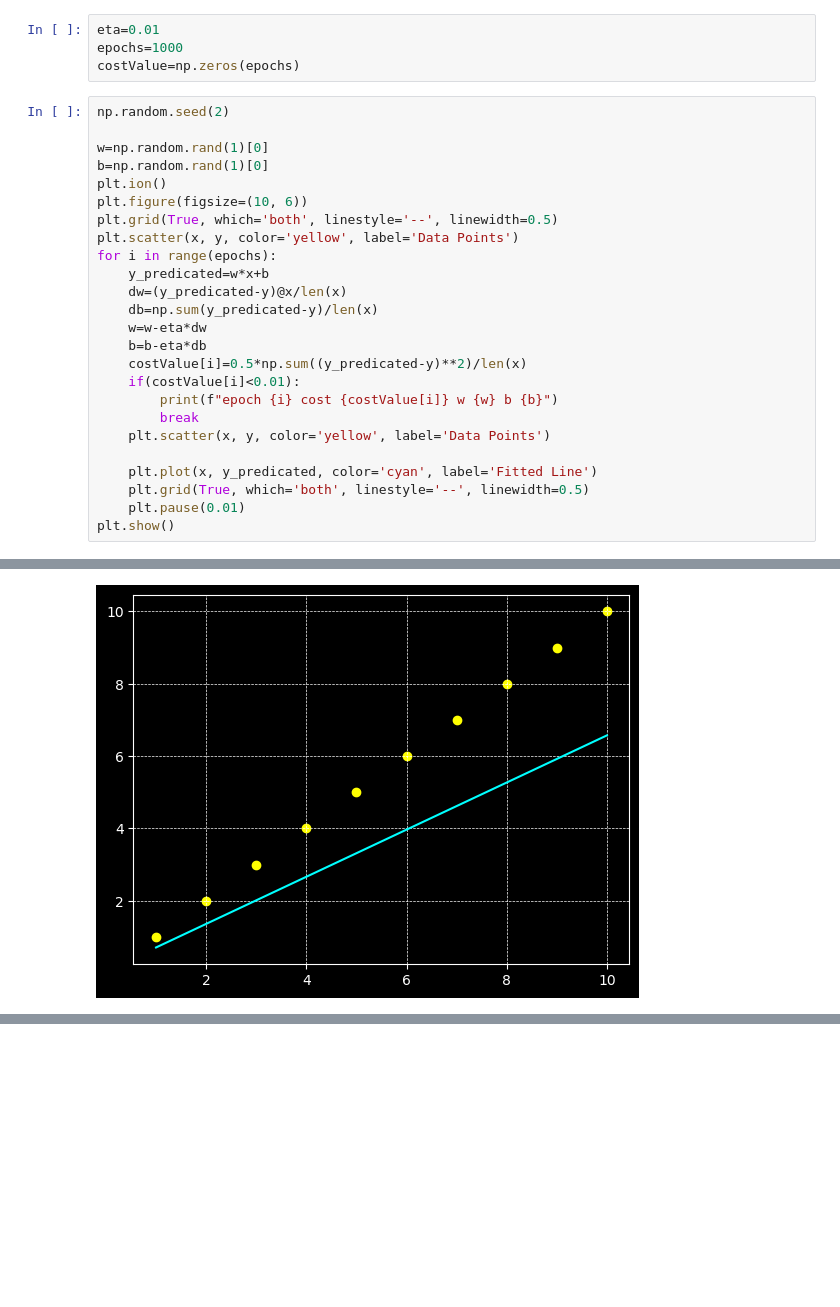
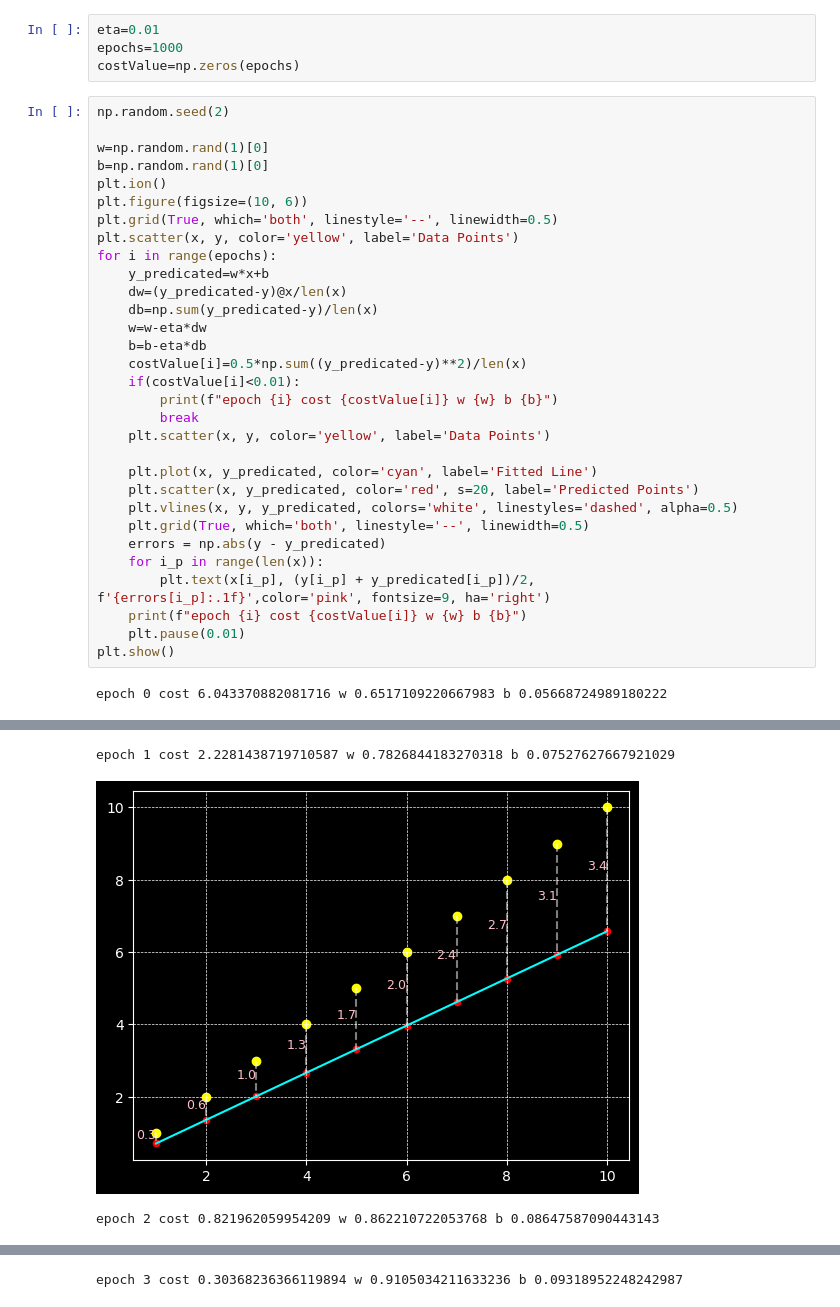
Before and after one commit to yahyaSensei/very-simple-batch-gradient-descent, a Jupyter notebook: linearRegression.ipynb, the cells around one changed output, grey strips where cells are left out. Saved outputs shown, nothing was run; the diff lists cells and outputs as text; blank space fills up the shorter version.

```diff
--- a/linearRegression.ipynb
+++ b/linearRegression.ipynb
@@ -44,7 +44,14 @@ for i in range(epochs):
     plt.scatter(x, y, color='yellow', label='Data Points')
 
     plt.plot(x, y_predicated, color='cyan', label='Fitted Line')
+    plt.scatter(x, y_predicated, color='red', s=20, label='Predicted Points')
+    plt.vlines(x, y, y_predicated, colors='white', linestyles='dashed', alpha=0.5)
     plt.grid(True, which='both', linestyle='--', linewidth=0.5)
+    errors = np.abs(y - y_predicated)
+    for i_p in range(len(x)):
+        plt.text(x[i_p], (y[i_p] + y_predicated[i_p])/2, f'{errors[i_p]:.1f}',color='pink', fontsize=9, ha='right')
+    print(f"epoch {i} cost {costValue[i]} w {w} b {b}")
     plt.pause(0.01)
 plt.show()
 # %% [output]
+epoch 0 cost 6.043370882081716 w 0.6517109220667983 b 0.05668724989180222
@@ -52 +59,3 @@ plt.show()
+epoch 1 cost 2.2281438719710587 w 0.7826844183270318 b 0.07527627667921029
-[figure, old version]
+[figure, new version]
+epoch 2 cost 0.821962059954209 w 0.862210722053768 b 0.08647587090443143
@@ -53,0 +63 @@ plt.show()
+epoch 3 cost 0.30368236366119894 w 0.9105034211633236 b 0.09318952248242987
```
Also changed, not shown: parts of 1 cell of this notebook.
